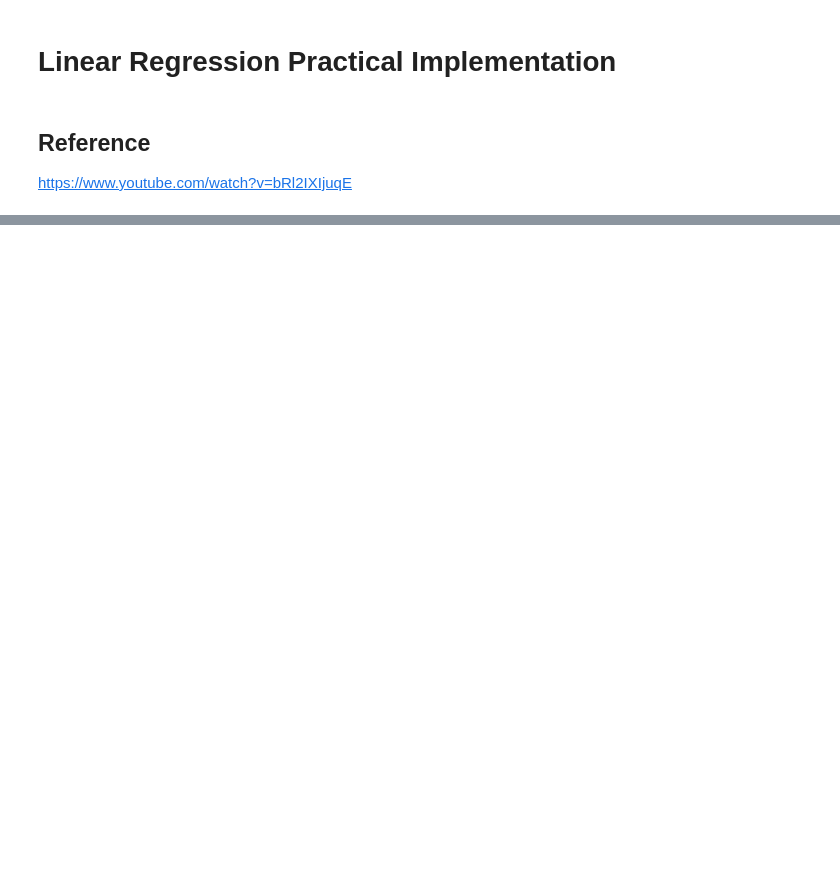
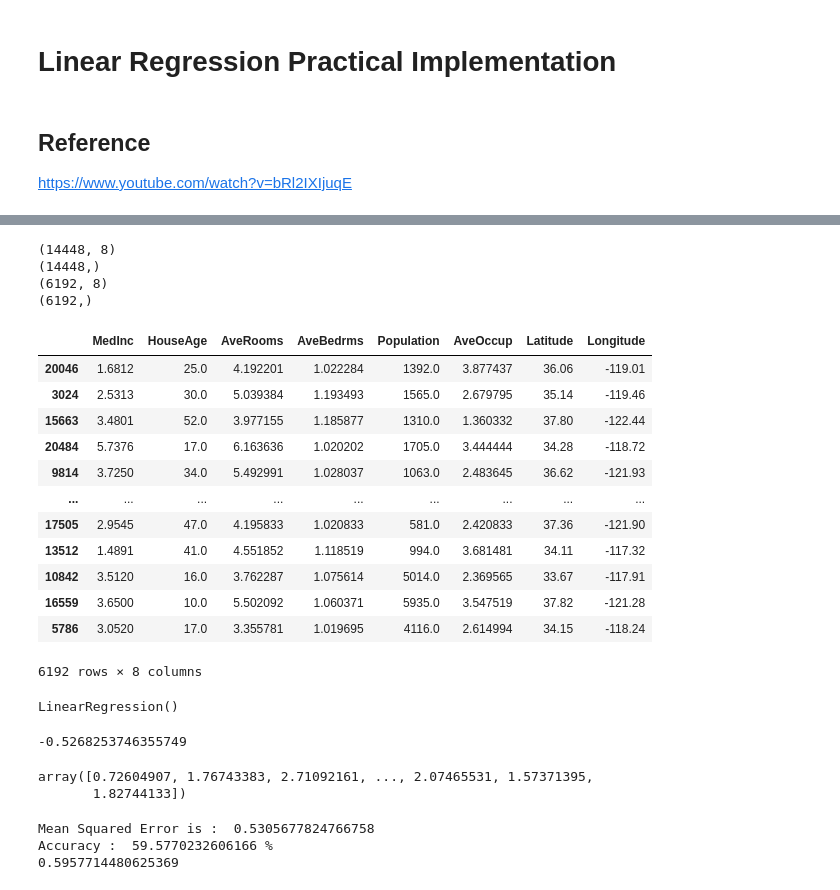
Before and after one commit to hasanravda/IML_Lab, a Jupyter notebook: linear-regression-practical.ipynb, the cells around one changed output, grey strips where cells are left out. Drawn from its saved outputs; the diff is of its cells as text; code cells hidden in the pictures; blank space fills up the shorter version.

Commit message:
Kaggle Notebook | Linear Regression Practical | Version 2

```diff
--- a/linear-regression-practical.ipynb
+++ b/linear-regression-practical.ipynb
@@ -27,0 +90,33 @@ y=df.target
+# %%
+# train test split
+from sklearn.model_selection import train_test_split
+X_train,X_test,y_train,y_test = train_test_split( X,y,test_size=0.30,random_state=42 )
+
+
+print(X_train.shape)
+print(y_train.shape)
+
+
+print(X_test.shape)
+print(y_test.shape)
+# %% [output]
+(14448, 8)
+(14448,)
+(6192, 8)
+(6192,)
+# %%
+X_test
+# %% [output]
+|  | MedInc | HouseAge | AveRooms | AveBedrms | Population | AveOccup | Latitude | Longitude |
+| 20046 | 1.6812 | 25.0 | 4.192201 | 1.022284 | 1392.0 | 3.877437 | 36.06 | -119.01 |
+| 3024 | 2.5313 | 30.0 | 5.039384 | 1.193493 | 1565.0 | 2.679795 | 35.14 | -119.46 |
+| 15663 | 3.4801 | 52.0 | 3.977155 | 1.185877 | 1310.0 | 1.360332 | 37.80 | -122.44 |
+| 20484 | 5.7376 | 17.0 | 6.163636 | 1.020202 | 1705.0 | 3.444444 | 34.28 | -118.72 |
+| 9814 | 3.7250 | 34.0 | 5.492991 | 1.028037 | 1063.0 | 2.483645 | 36.62 | -121.93 |
+| ... | ... | ... | ... | ... | ... | ... | ... | ... |
+| 17505 | 2.9545 | 47.0 | 4.195833 | 1.020833 | 581.0 | 2.420833 | 37.36 | -121.90 |
+| 13512 | 1.4891 | 41.0 | 4.551852 | 1.118519 | 994.0 | 3.681481 | 34.11 | -117.32 |
+| 10842 | 3.5120 | 16.0 | 3.762287 | 1.075614 | 5014.0 | 2.369565 | 33.67 | -117.91 |
+| 16559 | 3.6500 | 10.0 | 5.502092 | 1.060371 | 5935.0 | 3.547519 | 37.82 | -121.28 |
+| 5786 | 3.0520 | 17.0 | 3.355781 | 1.019695 | 4116.0 | 2.614994 | 34.15 | -118.24 |
+6192 rows × 8 columns
@@ -27,0 +125,29 @@ y=df.target
+# %%
+regression=LinearRegression()
+regression.fit(X_train,y_train)
+# %% [output]
+LinearRegression()
+# %%
+# cross validation
+from sklearn.model_selection import cross_val_score
+mse=cross_val_score(regression,X_train,y_train,scoring='neg_mean_squared_error',cv=5)
+np.mean(mse)
+# %% [output]
+-0.5268253746355749
+# %%
+## Prediction
+y_pred=regression.predict(X_test)
+y_pred
+# %% [output]
+array([0.72604907, 1.76743383, 2.71092161, ..., 2.07465531, 1.57371395,
+       1.82744133])
+# %%
+print("Mean Squared Error is : ",mean_squared_error(y_test, y_pred))
+r2_score = regression.score(X_test,y_test)
+print("Accuracy : ",r2_score*100,'%')
+
+print(explained_variance_score(y_test, y_pred))
+# %% [output]
+Mean Squared Error is :  0.5305677824766758
+Accuracy :  59.5770232606166 %
+0.5957714480625369
```
Also changed, not shown: parts of 13 cells of this notebook.
